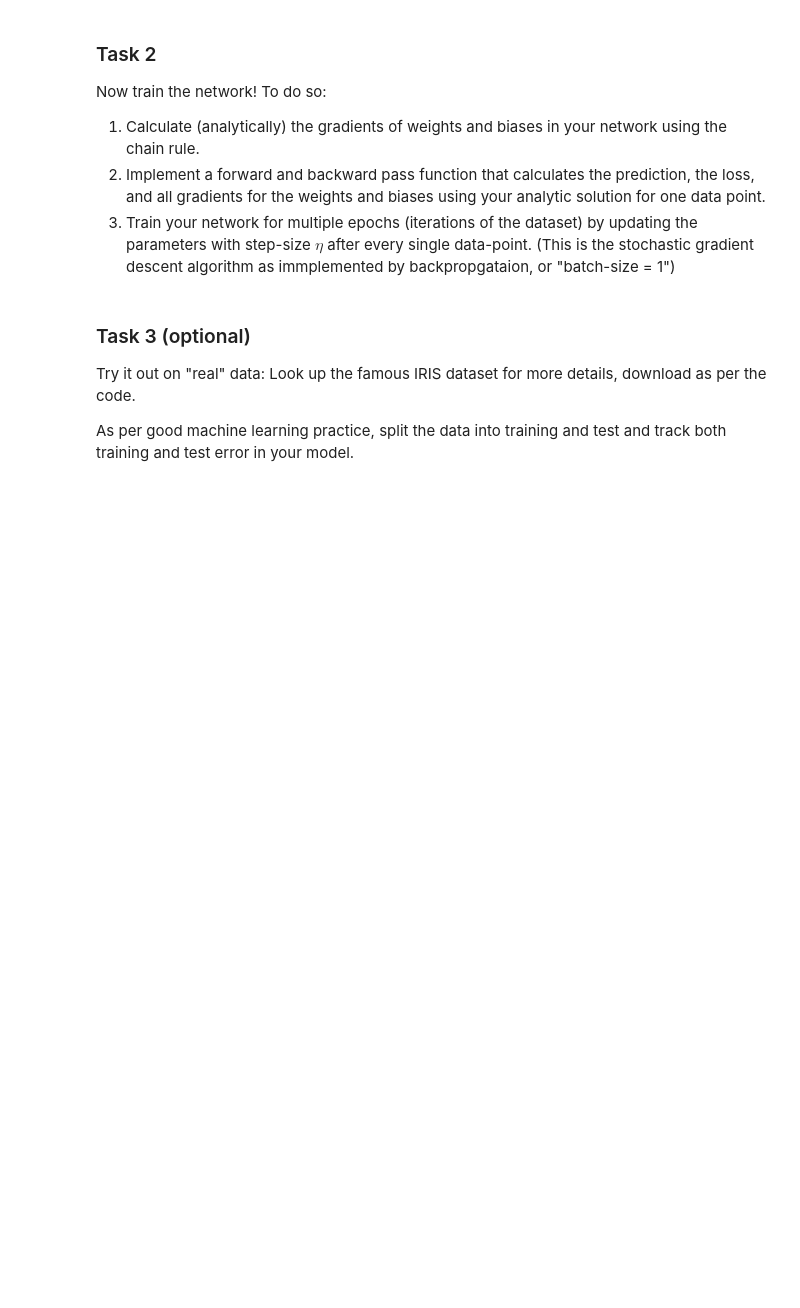
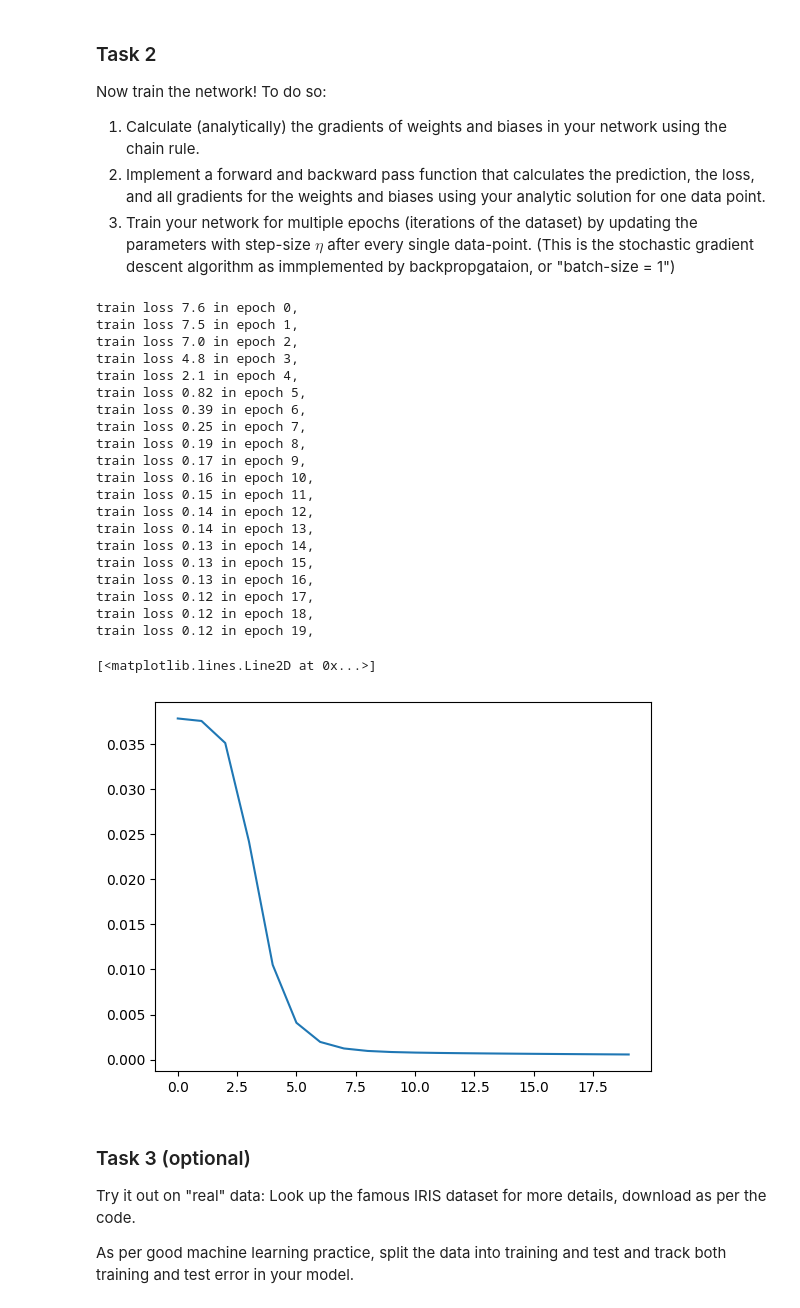
Before and after one commit to saurluca/nip, a Jupyter notebook: lab-06/lab06_mlp.ipynb, the cells around one changed output. Saved outputs shown, nothing was run; the diff lists cells and outputs as text; code cells hidden in the pictures; blank space fills up the shorter version.

```diff
--- a/lab-06/lab06_mlp.ipynb
+++ b/lab-06/lab06_mlp.ipynb
@@ -102,11 +173,48 @@ def forward_backward_pass(inp, target, W1, b1, W2, b2):
 # %%
 losses = []
-eta = 0.5
+lr = 0.5
 epochs = 20
 for epoch in range(epochs):
-    pass
+    train_loss = 0.0
+    for x, target in zip(inputs, targets):
+        prediction, loss, dW1, db1, dW2, db2 = forward_backward_pass(
+            x, target, W1, b1, W2, b2
+        )
+        train_loss += loss
+        # print(f"w1 {W1.shape}, dw1 {dW1.shape}, w2 {W2.shape}, dw2 {dW2.shape}")
+        W1 = W1 - lr * dW1
+        W2 = W2 - lr * dW2
+        b1 = b1 - lr * db1
+        b2 = b2 - lr * db2
+
+    losses.append(train_loss / len(targets))
+    print(f"train loss {train_loss:.2} in epoch {epoch}, ")
 
 # plot the loss over time (as measured in epochs)
+plt.plot(losses)
+# %% [output]
+train loss 7.6 in epoch 0,
+train loss 7.5 in epoch 1,
+train loss 7.0 in epoch 2,
+train loss 4.8 in epoch 3,
+train loss 2.1 in epoch 4,
+train loss 0.82 in epoch 5,
+train loss 0.39 in epoch 6,
+train loss 0.25 in epoch 7,
+train loss 0.19 in epoch 8,
+train loss 0.17 in epoch 9,
+train loss 0.16 in epoch 10,
+train loss 0.15 in epoch 11,
+train loss 0.14 in epoch 12,
+train loss 0.14 in epoch 13,
+train loss 0.13 in epoch 14,
+train loss 0.13 in epoch 15,
+train loss 0.13 in epoch 16,
+train loss 0.12 in epoch 17,
+train loss 0.12 in epoch 18,
+train loss 0.12 in epoch 19,
+[<matplotlib.lines.Line2D at 0x...>]
+[figure, added]
 # %% [markdown]
 ### Task 3 (optional)
 
```
Also changed, not shown: parts of 7 cells of this notebook, 5 other files.
